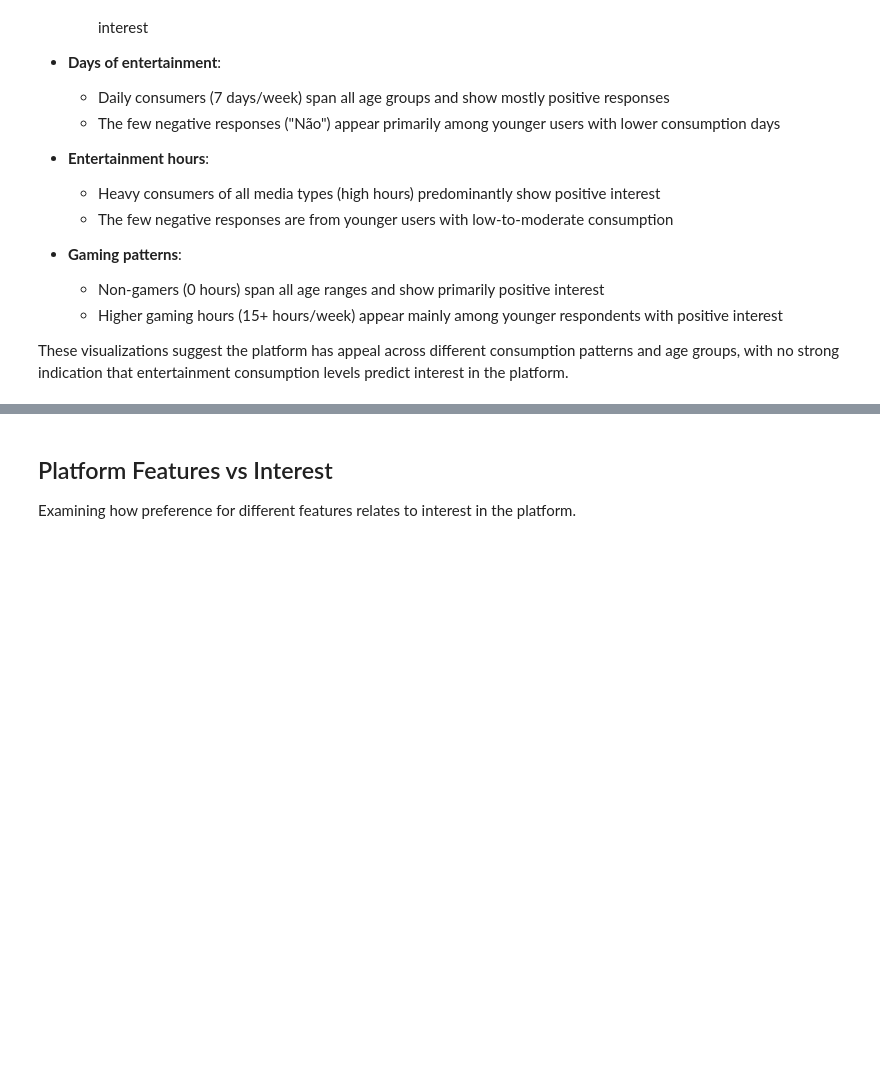
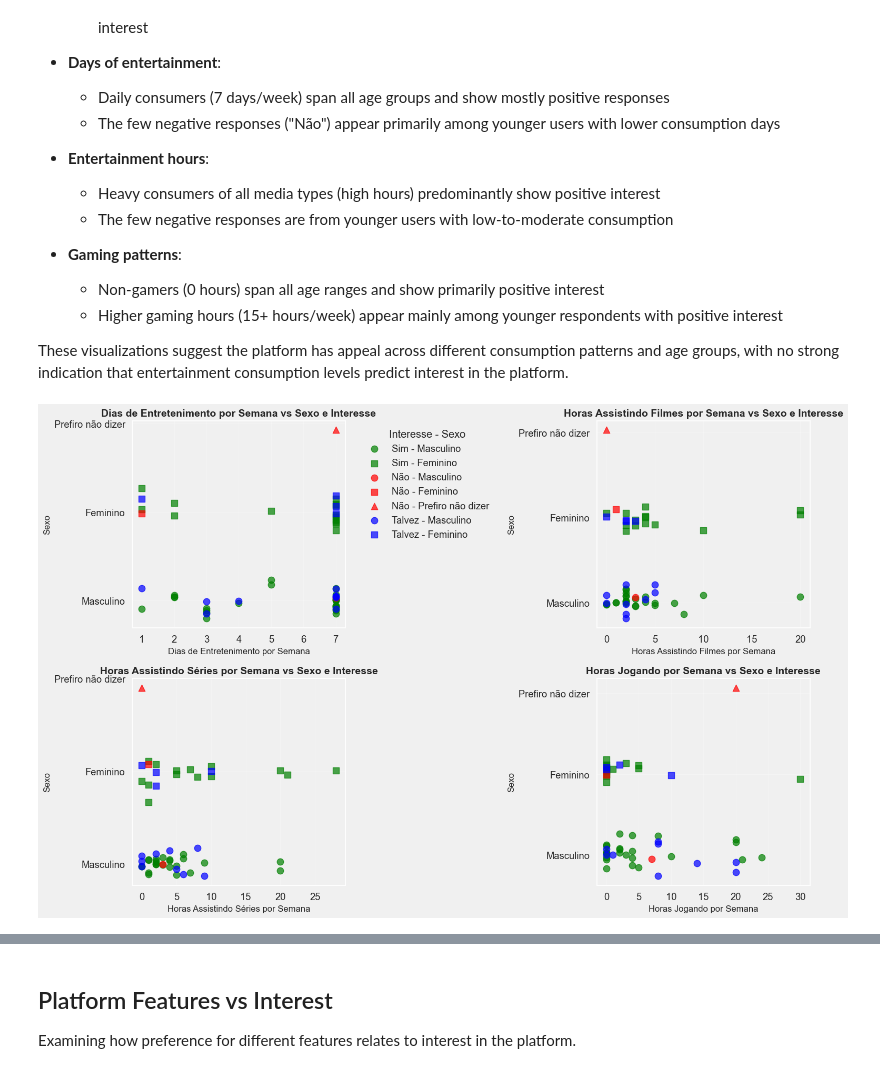
Before and after one commit to Gomes-Gustavo/eda-entertainment-platform-survey, a Jupyter notebook: notebooks/03_eda.ipynb, the cells around one changed output, grey strips where cells are left out. Drawn from its saved outputs; the diff is of its cells as text; code cells hidden in the pictures; blank space fills up the shorter version.

```diff
--- a/notebooks/03_eda.ipynb
+++ b/notebooks/03_eda.ipynb
@@ -396,3 +399,46 @@ These scatter plots reveal interesting patterns in how entertainment consumption
   - Higher gaming hours (15+ hours/week) appear mainly among younger respondents with positive interest
 
 These visualizations suggest the platform has appeal across different consumption patterns and age groups, with no strong indication that entertainment consumption levels predict interest in the platform.
+# %%
+plt.figure(figsize=(15, 10))
+
+entertainment_vars = ['dias_entretenimento', 'horas_filmes', 'horas_series', 'horas_jogos']
+titles = ['Dias de Entretenimento por Semana',
+        'Horas Assistindo Filmes por Semana',
+        'Horas Assistindo Séries por Semana',
+        'Horas Jogando por Semana']
+
+colors = {'Sim': 'green', 'Não': 'red', 'Talvez': 'blue'}
+markers = {'Masculino': 'o', 'Feminino': 's', 'Prefiro não dizer': '^'}
+
+gender_positions = {'Masculino': 0, 'Feminino': 1, 'Prefiro não dizer': 2}
+
+for i, (var, title) in enumerate(zip(entertainment_vars, titles)):
+   plt.subplot(2, 2, i+1)
+
+   for interest, color in colors.items():
+       for gender, marker in markers.items():
+           subset = df[(df['usaria_app'] == interest) & (df['sexo'] == gender)]
+           if not subset.empty:
+               y_positions = [gender_positions[gender] + np.random.normal(0, 0.1) for _ in range(len(subset))]
+
+               plt.scatter(subset[var], y_positions,
+                          color=color, marker=marker,
+                          alpha=0.7, s=80,
+                          label=f'{interest} - {gender}' if i == 0 else "")
+
+   plt.title(f'{title} vs Sexo e Interesse', fontweight='bold', fontsize=14)
+   plt.xlabel(title, fontsize=12)
+   plt.ylabel('Sexo', fontsize=12)
+
+   plt.yticks([0, 1, 2], ['Masculino', 'Feminino', 'Prefiro não dizer'])
+   plt.grid(True, alpha=0.3)
+
+   if i == 0:
+       plt.legend(title='Interesse - Sexo', bbox_to_anchor=(1.05, 1), loc='upper left')
+
+plt.tight_layout()
+plt.savefig('../images/entertainment_gender_interest.png', dpi=300, bbox_inches='tight')
+plt.show()
+# %% [output]
+[figure, added]
```
Also changed, not shown: parts of 5 cells of this notebook, 8 other files.
